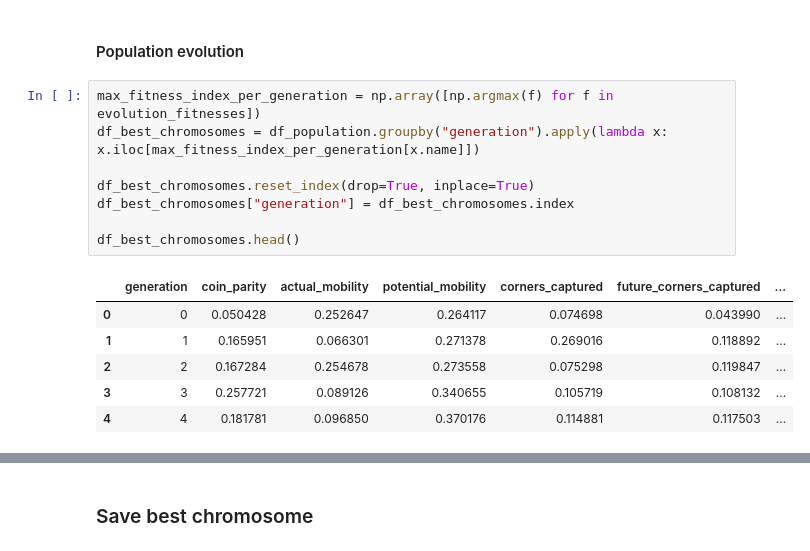
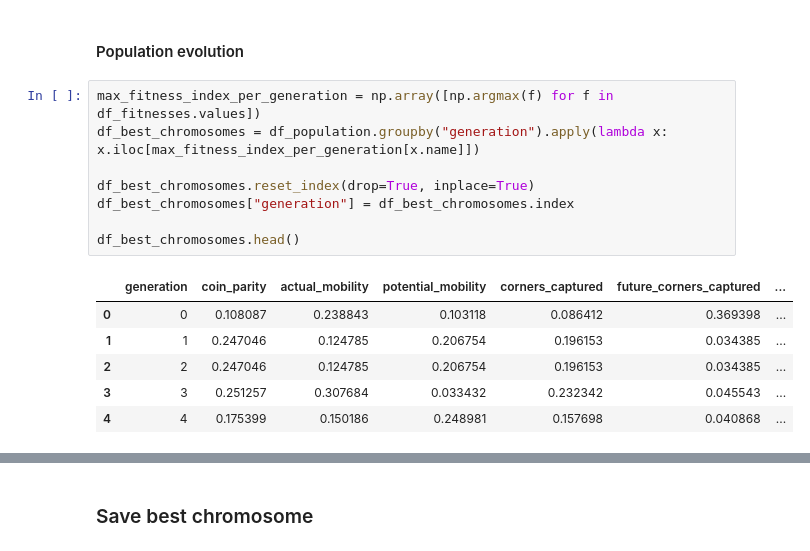
Before and after one commit to Luunynliny/OthellIA, a Jupyter notebook: notebooks/minimax_static_evaluation_genetic_tournament.ipynb, the cells around one changed output, grey strips where cells are left out. Cells and saved outputs as stored; diff of their text form.

```diff
--- a/notebooks/minimax_static_evaluation_genetic_tournament.ipynb
+++ b/notebooks/minimax_static_evaluation_genetic_tournament.ipynb
@@ -389,20 +376,20 @@ _ = plt.title("Evolution of fitness")
 # %% [markdown]
 #### Population evolution
 # %%
-max_fitness_index_per_generation = np.array([np.argmax(f) for f in evolution_fitnesses])
+max_fitness_index_per_generation = np.array([np.argmax(f) for f in df_fitnesses.values])
 df_best_chromosomes = df_population.groupby("generation").apply(lambda x: x.iloc[max_fitness_index_per_generation[x.name]])
 
 df_best_chromosomes.reset_index(drop=True, inplace=True)
 df_best_chromosomes["generation"] = df_best_chromosomes.index
 
 df_best_chromosomes.head()
 # %% [output]
 |  | generation | coin_parity | actual_mobility | potential_mobility | corners_captured | future_corners_captured | ... |
-| 0 | 0 | 0.050428 | 0.252647 | 0.264117 | 0.074698 | 0.043990 | ... |
-| 1 | 1 | 0.165951 | 0.066301 | 0.271378 | 0.269016 | 0.118892 | ... |
-| 2 | 2 | 0.167284 | 0.254678 | 0.273558 | 0.075298 | 0.119847 | ... |
-| 3 | 3 | 0.257721 | 0.089126 | 0.340655 | 0.105719 | 0.108132 | ... |
-| 4 | 4 | 0.181781 | 0.096850 | 0.370176 | 0.114881 | 0.117503 | ... |
+| 0 | 0 | 0.108087 | 0.238843 | 0.103118 | 0.086412 | 0.369398 | ... |
+| 1 | 1 | 0.247046 | 0.124785 | 0.206754 | 0.196153 | 0.034385 | ... |
+| 2 | 2 | 0.247046 | 0.124785 | 0.206754 | 0.196153 | 0.034385 | ... |
+| 3 | 3 | 0.251257 | 0.307684 | 0.033432 | 0.232342 | 0.045543 | ... |
+| 4 | 4 | 0.175399 | 0.150186 | 0.248981 | 0.157698 | 0.040868 | ... |
 # %%
 data_melted = df_best_chromosomes.melt(id_vars="generation", var_name="component", value_name='proportion')
 
```
Also changed, not shown: parts of 13 cells of this notebook, 3 other files.
